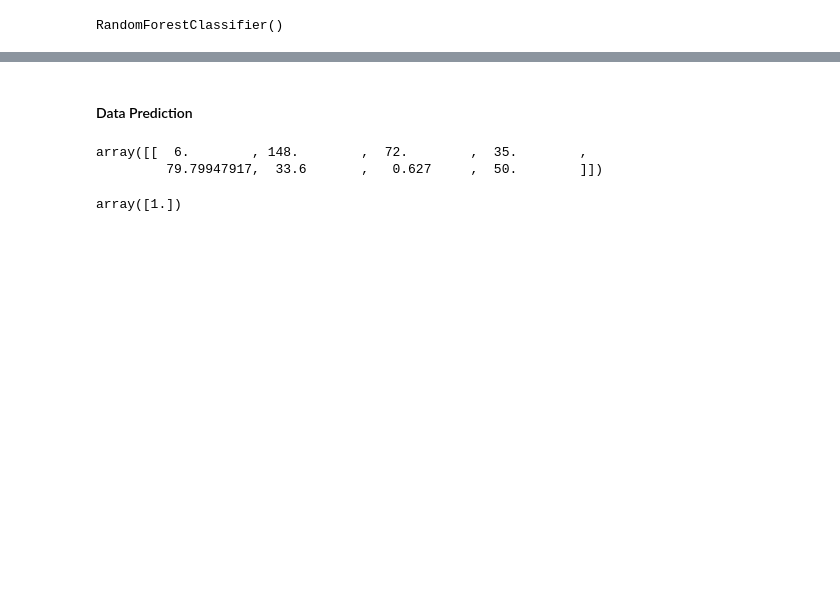
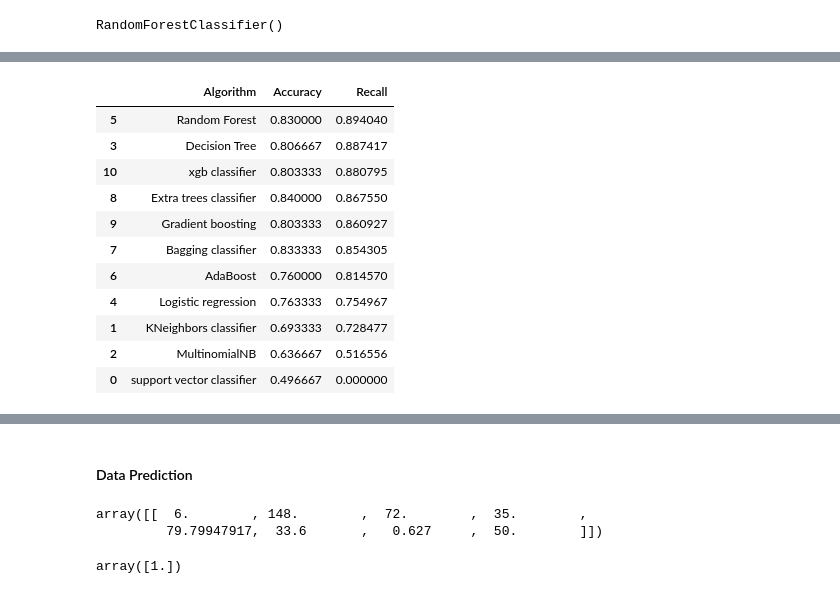
Before and after one commit to SreedeviSagar/health_care_diabetes, a Jupyter notebook: health care-deployment.ipynb, the cells around one changed output, grey strips where cells are left out. Cells and saved outputs as stored; diff of their text form; code cells hidden in the pictures; blank space fills up the shorter version.

```diff
--- a/health care-deployment.ipynb
+++ b/health care-deployment.ipynb
@@ -287,0 +371,53 @@ weighted avg       0.79      0.79      0.79       231
+# %%
+svc = SVC(kernel='sigmoid', gamma=1.0)
+knc = KNeighborsClassifier()
+mnb = MultinomialNB()
+dtc = DecisionTreeClassifier()
+lrc = LogisticRegression()
+rfc = RandomForestClassifier()
+abc = AdaBoostClassifier()
+bc = BaggingClassifier()
+etc = ExtraTreesClassifier()
+gbdt = GradientBoostingClassifier()
+xgb = XGBClassifier()
+# %%
+clfs = {
+    'support vector classifier' : svc,
+    'KNeighbors classifier' : knc,
+    'MultinomialNB': mnb,
+    'Decision Tree': dtc,
+    'Logistic regression': lrc,
+    'Random Forest': rfc,
+    'AdaBoost': abc,
+    'Bagging classifier': bc,
+    'Extra trees classifier': etc,
+    'Gradient boosting':gbdt,
+    'xgb classifier':xgb
+}
+# %%
+accuracy_scores=[]
+recall_scores=[]
+for name,clf in clfs.items():
+    clf.fit(X_train,y_train)
+    y_pred= clf.predict(X_test)
+    accuracy=accuracy_score(y_test,y_pred)
+    recall=recall_score(y_test,y_pred)
+    accuracy_scores.append(accuracy)
+    recall_scores.append(recall)
+# %%
+model_performances = pd.DataFrame({'Algorithm':clfs.keys(),'Accuracy':accuracy_scores,'Recall':recall_scores}).sort_values('Recall',ascending=False)
+# %%
+model_performances
+# %% [output]
+|  | Algorithm | Accuracy | Recall |
+| 5 | Random Forest | 0.830000 | 0.894040 |
+| 3 | Decision Tree | 0.806667 | 0.887417 |
+| 10 | xgb classifier | 0.803333 | 0.880795 |
+| 8 | Extra trees classifier | 0.840000 | 0.867550 |
+| 9 | Gradient boosting | 0.803333 | 0.860927 |
+| 7 | Bagging classifier | 0.833333 | 0.854305 |
+| 6 | AdaBoost | 0.760000 | 0.814570 |
+| 4 | Logistic regression | 0.763333 | 0.754967 |
+| 1 | KNeighbors classifier | 0.693333 | 0.728477 |
+| 2 | MultinomialNB | 0.636667 | 0.516556 |
+| 0 | support vector classifier | 0.496667 | 0.000000 |
```
Also changed, not shown: parts of 38 cells of this notebook, 1 other file.
